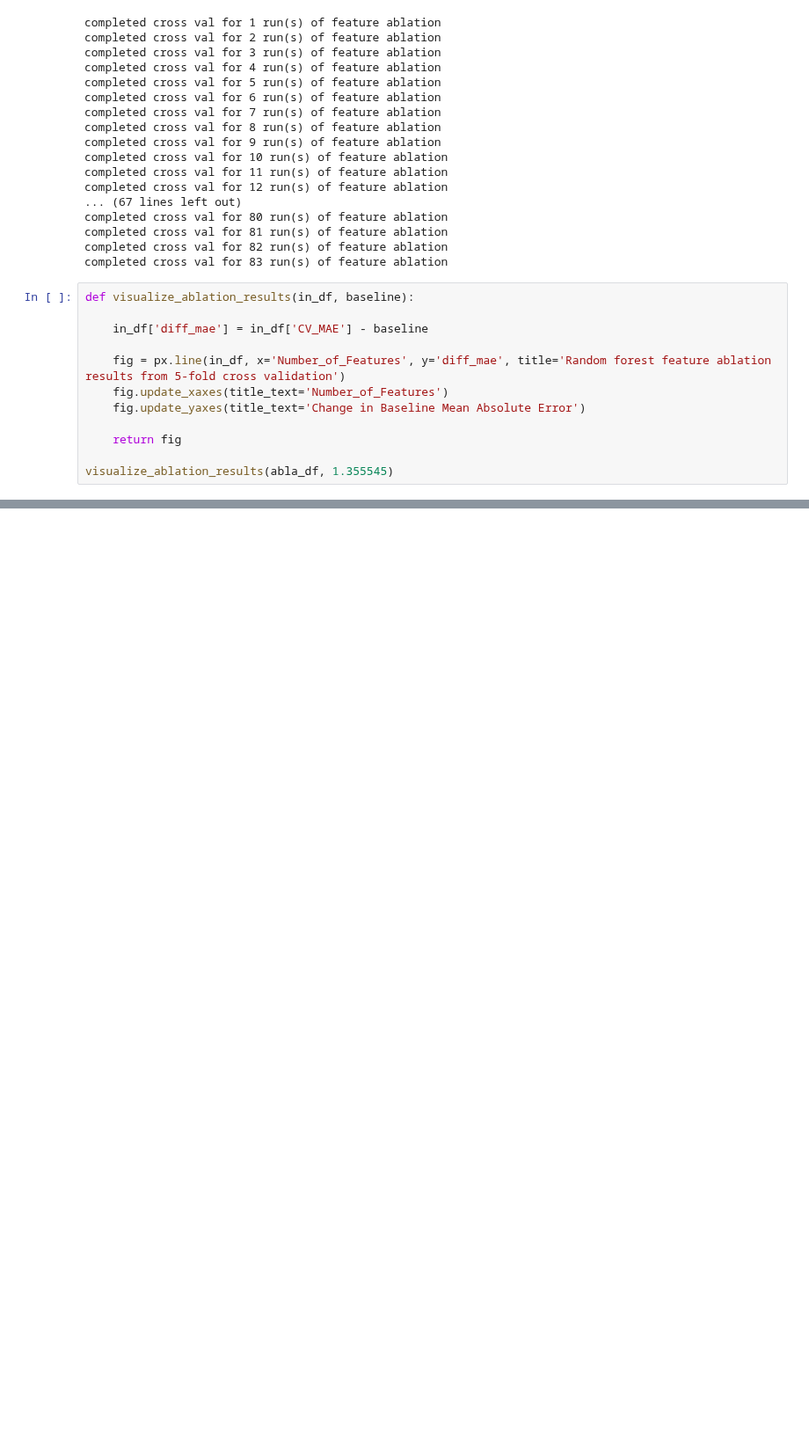
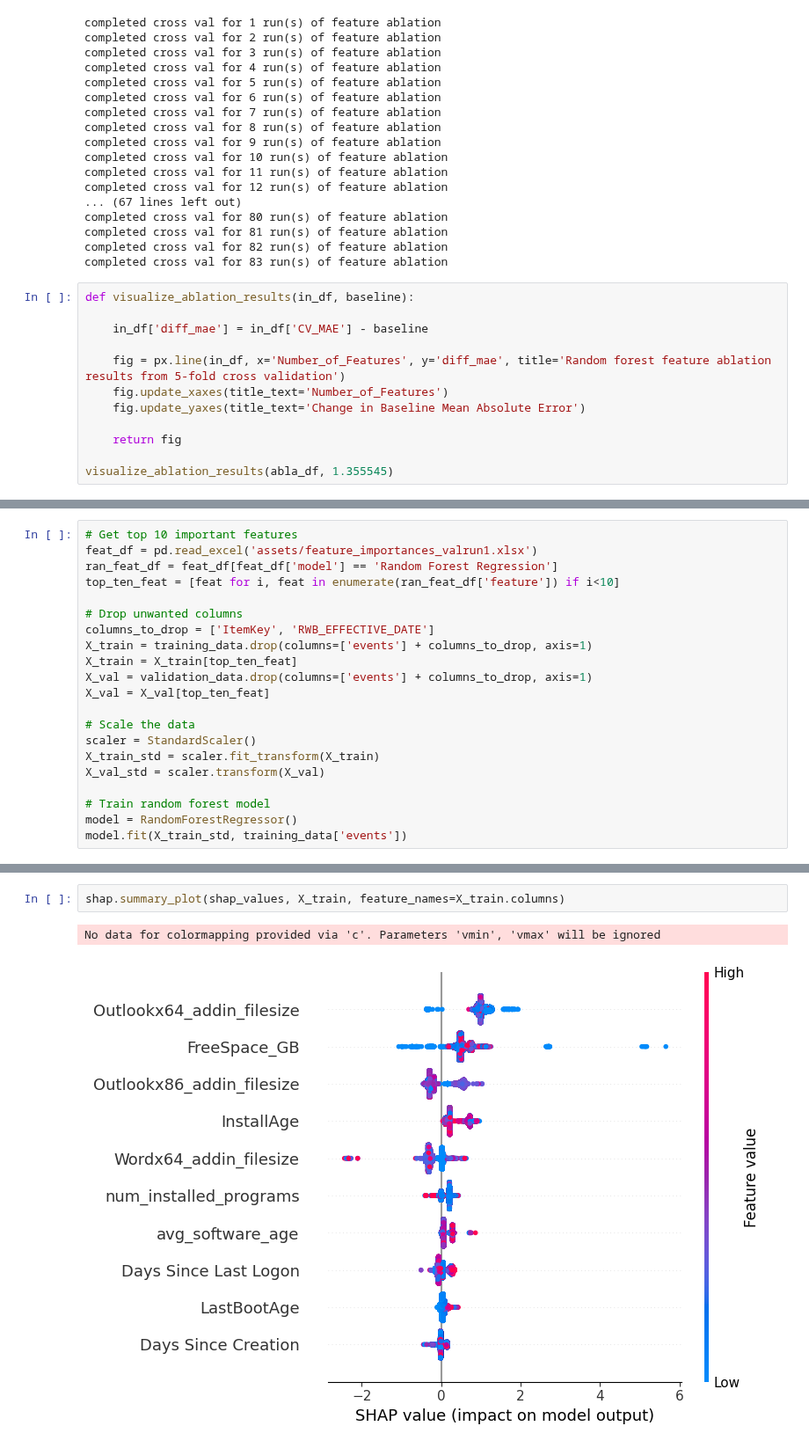
Before and after one commit to redgerly-umich/capstone_ff, a Jupyter notebook: SupervisedModel/Feature_Analysis.ipynb, the cells around one changed output, grey strips where cells are left out. Shown at 88% size. Cells and saved outputs as stored; diff of their text form; blank space fills up the shorter version.

Commit message:
added SHAP interaction analysis

```diff
--- a/SupervisedModel/Feature_Analysis.ipynb
+++ b/SupervisedModel/Feature_Analysis.ipynb
@@ -149,0 +153,21 @@ visualize_ablation_results(abla_df, 1.355545)
+# %%
+# Get top 10 important features
+feat_df = pd.read_excel('assets/feature_importances_valrun1.xlsx')
+ran_feat_df = feat_df[feat_df['model'] == 'Random Forest Regression']
+top_ten_feat = [feat for i, feat in enumerate(ran_feat_df['feature']) if i<10]
+
+# Drop unwanted columns
+columns_to_drop = ['ItemKey', 'RWB_EFFECTIVE_DATE']
+X_train = training_data.drop(columns=['events'] + columns_to_drop, axis=1)
+X_train = X_train[top_ten_feat]
+X_val = validation_data.drop(columns=['events'] + columns_to_drop, axis=1)
+X_val = X_val[top_ten_feat]
+
+# Scale the data
+scaler = StandardScaler()
+X_train_std = scaler.fit_transform(X_train)
+X_val_std = scaler.transform(X_val)
+
+# Train random forest model
+model = RandomForestRegressor()
+model.fit(X_train_std, training_data['events'])
@@ -155,0 +200,5 @@ Using `tqdm.autonotebook.tqdm` in notebook mode. Use `tqdm.tqdm` instead to forc
+# %%
+shap.summary_plot(shap_values, X_train, feature_names=X_train.columns)
+# %% [output]
+No data for colormapping provided via 'c'. Parameters 'vmin', 'vmax' will be ignored
+[figure, added]
```
Also changed, not shown: parts of 8 cells of this notebook.
